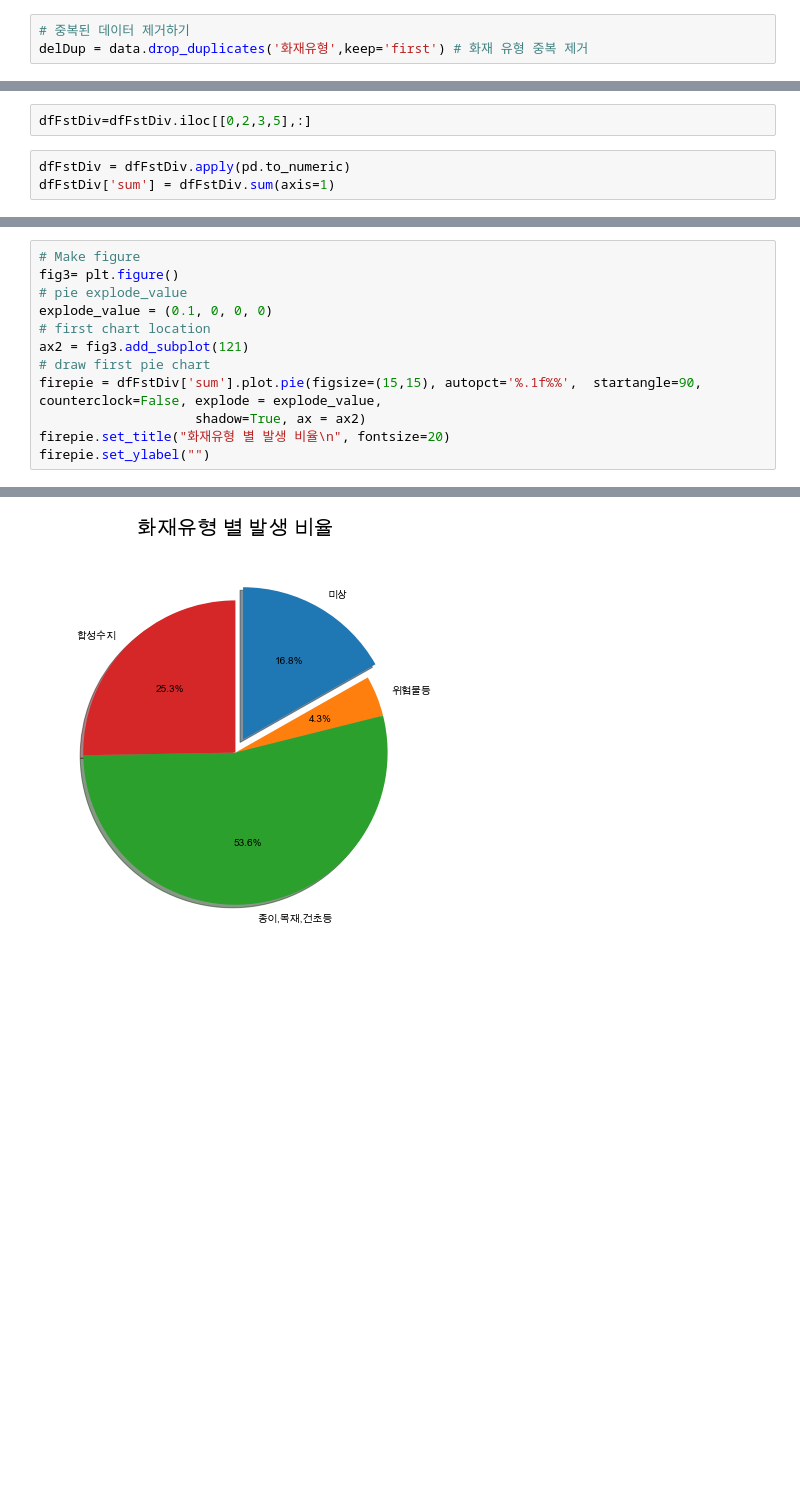
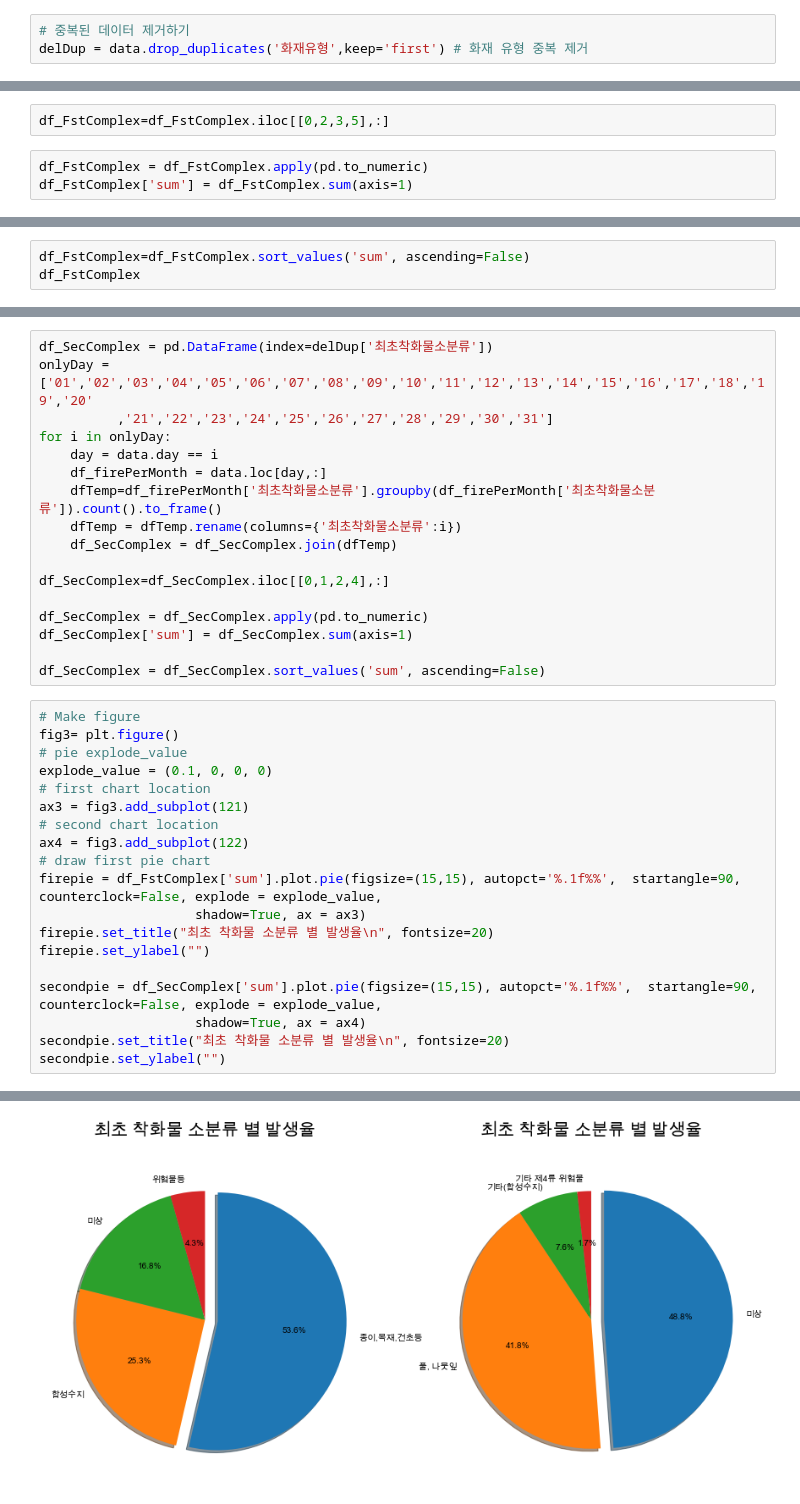
Before and after one commit to charmingjae/pandas, a Jupyter notebook: work/project.ipynb, the cells around one changed output, grey strips where cells are left out. Drawn from its saved outputs; the diff is of its cells as text; blank space fills up the shorter version.

```diff
--- a/work/project.ipynb
+++ b/work/project.ipynb
@@ -193,5 +206,5 @@ for i in onlyDay:
 # %%
-dfFstDiv=dfFstDiv.iloc[[0,2,3,5],:]
+df_FstComplex=df_FstComplex.iloc[[0,2,3,5],:]
 # %%
-dfFstDiv = dfFstDiv.apply(pd.to_numeric)
-dfFstDiv['sum'] = dfFstDiv.sum(axis=1)
+df_FstComplex = df_FstComplex.apply(pd.to_numeric)
+df_FstComplex['sum'] = df_FstComplex.sum(axis=1)
@@ -209,0 +211,3 @@ dfFstDiv
+# %%
+df_FstComplex=df_FstComplex.sort_values('sum', ascending=False)
+df_FstComplex
@@ -210,15 +222,39 @@ dfFstDiv
+# %%
+df_SecComplex = pd.DataFrame(index=delDup['최초착화물소분류'])
+onlyDay = ['01','02','03','04','05','06','07','08','09','10','11','12','13','14','15','16','17','18','19','20'
+          ,'21','22','23','24','25','26','27','28','29','30','31']
+for i in onlyDay:
+    day = data.day == i
+    df_firePerMonth = data.loc[day,:]
+    dfTemp=df_firePerMonth['최초착화물소분류'].groupby(df_firePerMonth['최초착화물소분류']).count().to_frame()
+    dfTemp = dfTemp.rename(columns={'최초착화물소분류':i})
+    df_SecComplex = df_SecComplex.join(dfTemp)
+
+df_SecComplex=df_SecComplex.iloc[[0,1,2,4],:]
+
+df_SecComplex = df_SecComplex.apply(pd.to_numeric)
+df_SecComplex['sum'] = df_SecComplex.sum(axis=1)
+
+df_SecComplex = df_SecComplex.sort_values('sum', ascending=False)
 # %%
 # Make figure
 fig3= plt.figure()
 # pie explode_value
 explode_value = (0.1, 0, 0, 0)
 # first chart location
-ax2 = fig3.add_subplot(121)
+ax3 = fig3.add_subplot(121)
+# second chart location
+ax4 = fig3.add_subplot(122)
 # draw first pie chart
-firepie = dfFstDiv['sum'].plot.pie(figsize=(15,15), autopct='%.1f%%',  startangle=90, counterclock=False, explode = explode_value,
-                    shadow=True, ax = ax2)
-firepie.set_title("화재유형 별 발생 비율\n", fontsize=20)
+firepie = df_FstComplex['sum'].plot.pie(figsize=(15,15), autopct='%.1f%%',  startangle=90, counterclock=False, explode = explode_value,
+                    shadow=True, ax = ax3)
+firepie.set_title("최초 착화물 소분류 별 발생율\n", fontsize=20)
 firepie.set_ylabel("")
+
+secondpie = df_SecComplex['sum'].plot.pie(figsize=(15,15), autopct='%.1f%%',  startangle=90, counterclock=False, explode = explode_value,
+                    shadow=True, ax = ax4)
+secondpie.set_title("최초 착화물 소분류 별 발생율\n", fontsize=20)
+secondpie.set_ylabel("")
 # %% [output]
 Text(0, 0.5, '')
-[figure, old version]
+[figure, new version]
```
Also changed, not shown: parts of 12 cells of this notebook.
